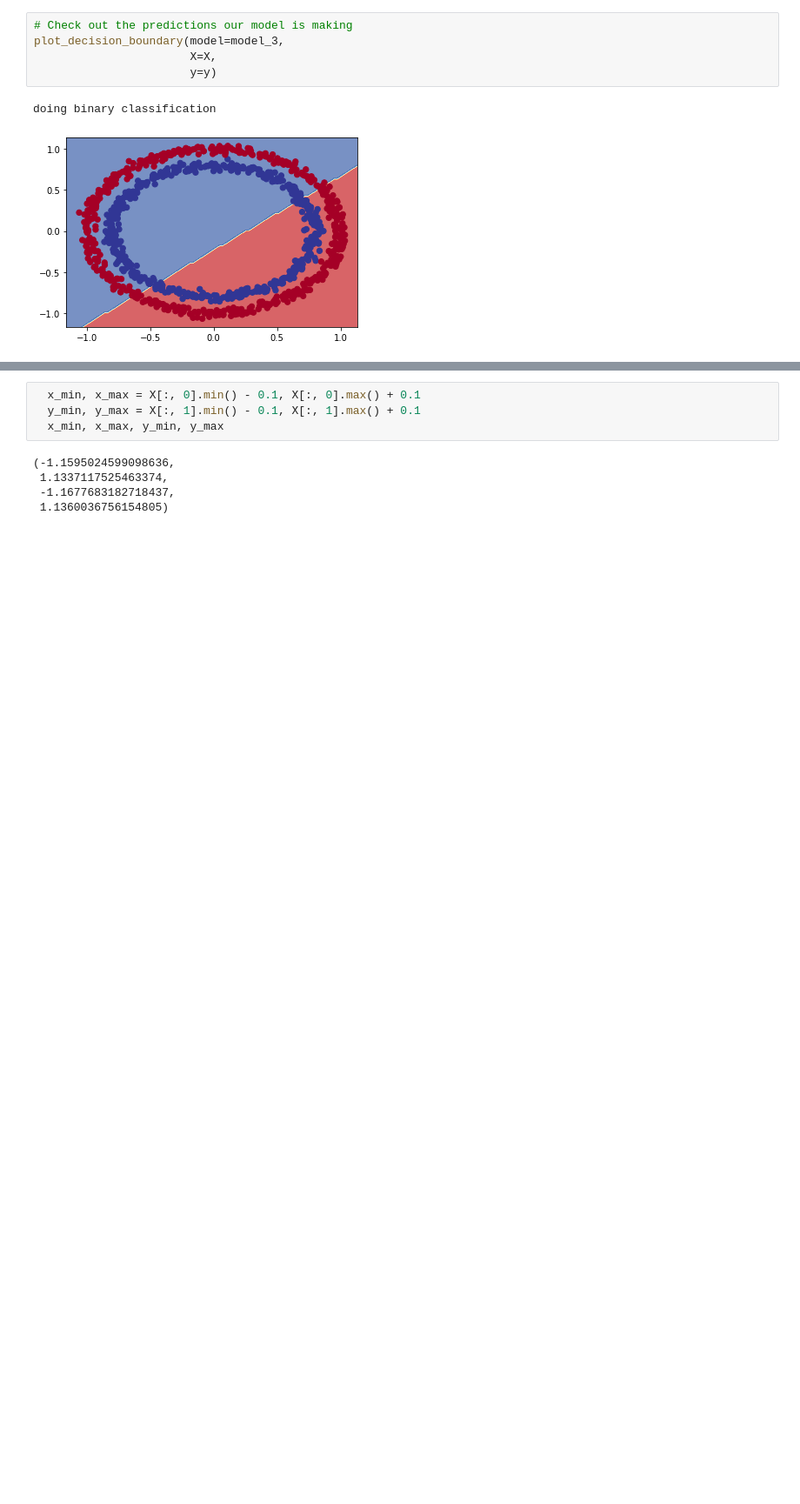
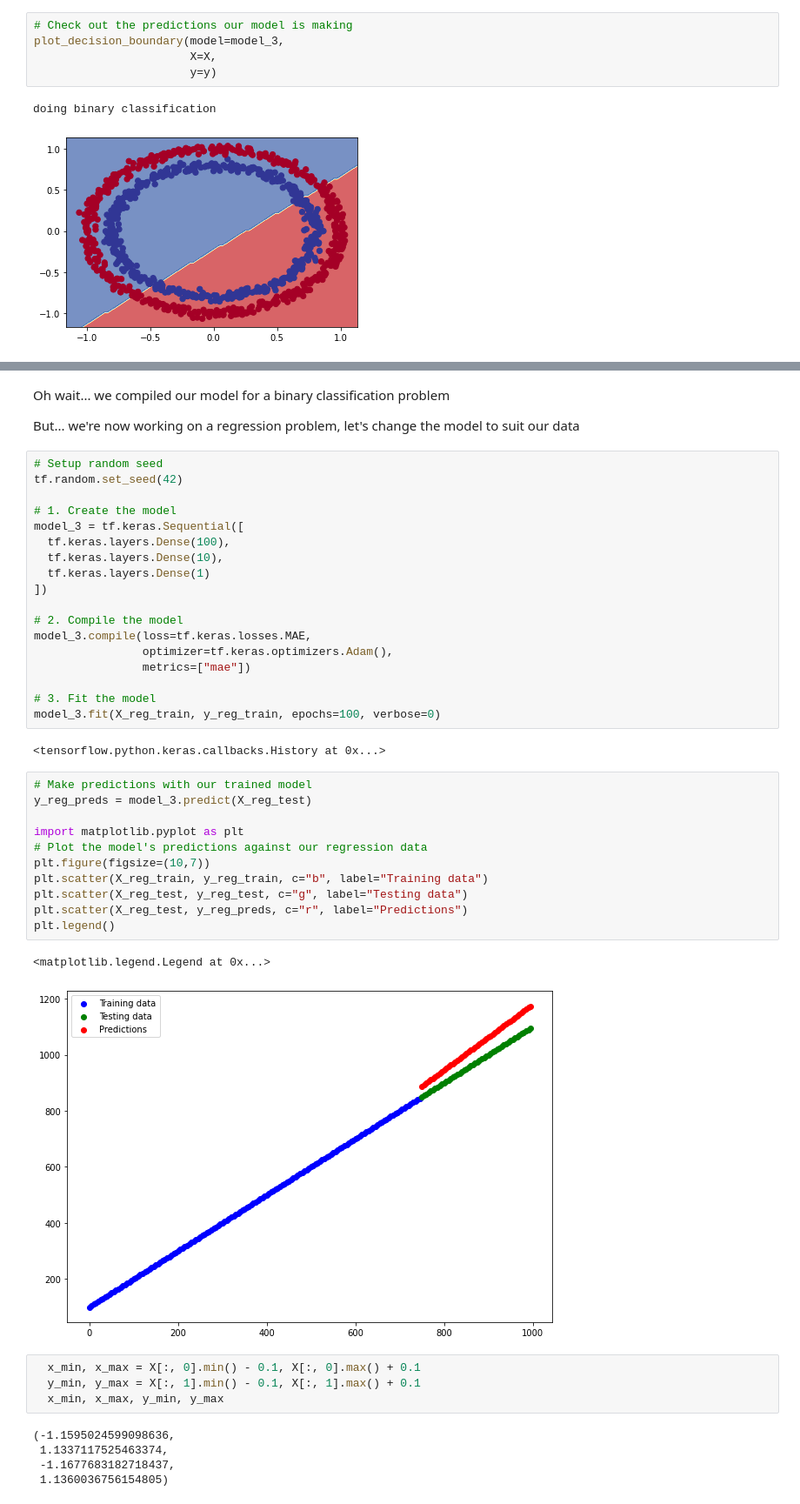
Before and after one commit to ThangDoan2001/TensorFlow_ZeroToHero, a Jupyter notebook: 02_neural_network_classification_with_tensorflow.ipynb, the cells around one changed output, grey strips where cells are left out. Shown: that part at 87% size. Cells and saved outputs as stored; diff of their text form; blank space fills up the shorter version.

Commit message:
Neural Network Classification 19062021

```diff
--- a/02_neural_network_classification_with_tensorflow.ipynb
+++ b/02_neural_network_classification_with_tensorflow.ipynb
@@ -290,3 +318,41 @@ doing binary classification
+# %% [markdown]
+Oh wait... we compiled our model for a binary classification problem
+
+But... we're now working on a regression problem, let's change the model to suit our data
+# %%
+# Setup random seed
+tf.random.set_seed(42)
+
+# 1. Create the model
+model_3 = tf.keras.Sequential([
+  tf.keras.layers.Dense(100),
+  tf.keras.layers.Dense(10),
+  tf.keras.layers.Dense(1)
+])
+
+# 2. Compile the model
+model_3.compile(loss=tf.keras.losses.MAE,
+                optimizer=tf.keras.optimizers.Adam(),
+                metrics=["mae"])
+
+# 3. Fit the model
+model_3.fit(X_reg_train, y_reg_train, epochs=100, verbose=0)
+# %% [output]
+<tensorflow.python.keras.callbacks.History at 0x...>
+# %%
+# Make predictions with our trained model
+y_reg_preds = model_3.predict(X_reg_test)
+
+import matplotlib.pyplot as plt
+# Plot the model's predictions against our regression data
+plt.figure(figsize=(10,7))
+plt.scatter(X_reg_train, y_reg_train, c="b", label="Training data")
+plt.scatter(X_reg_test, y_reg_test, c="g", label="Testing data")
+plt.scatter(X_reg_test, y_reg_preds, c="r", label="Predictions")
+plt.legend()
+# %% [output]
+<matplotlib.legend.Legend at 0x...>
+[figure, added]
 # %%
   x_min, x_max = X[:, 0].min() - 0.1, X[:, 0].max() + 0.1
   y_min, y_max = X[:, 1].min() - 0.1, X[:, 1].max() + 0.1
```
Also changed, not shown: parts of 19 cells of this notebook.
